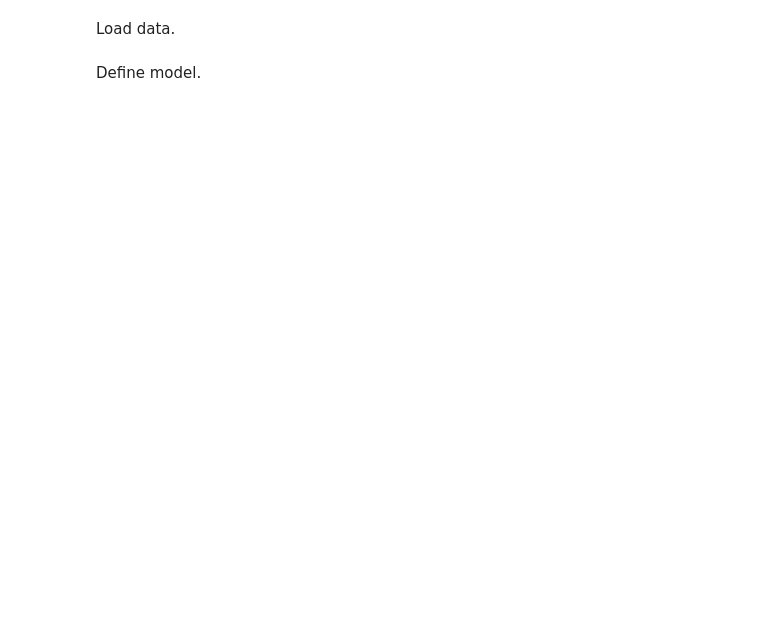
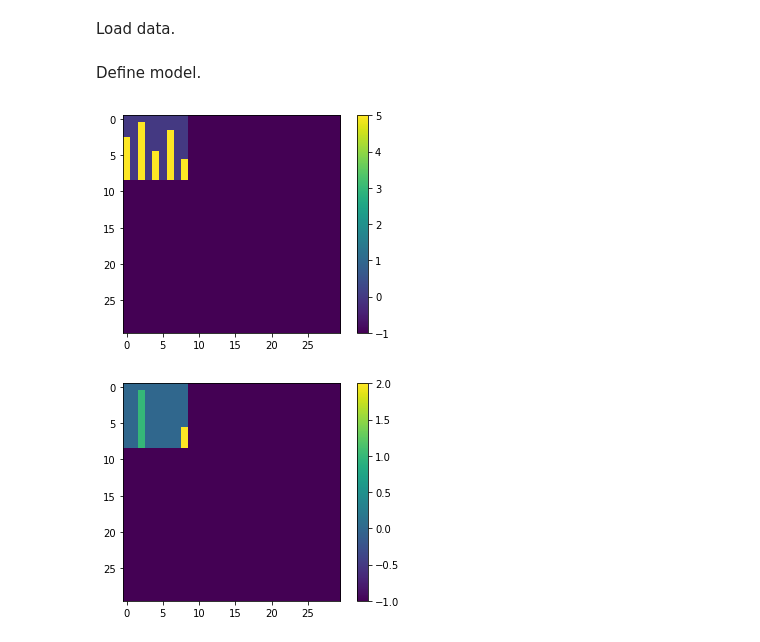
Before and after one commit to HarveyBrezinaConniffe/ARC, a Jupyter notebook: AI-NCA.ipynb, the cells around one changed output. Saved outputs shown, nothing was run; the diff lists cells and outputs as text; code cells hidden in the pictures; blank space fills up the shorter version.

```diff
--- a/AI-NCA.ipynb
+++ b/AI-NCA.ipynb
@@ -73,3 +41,41 @@ Yv = np.array(Yv)
+# %%
+def load(name):
+    X = []
+    Y = []
+    with open(name) as json_file:
+        data = json.load(json_file)
+        l = len(data['train'])
+        i = 0
+        for t in data['train']:
+            i += 1
+
+            cX = np.zeros((30, 30, channels))
+            cY = np.zeros((30, 30, channels))
+
+            cin = np.array(t['input'])
+            cinr = np.full((30, 30), -1)
+            cinr[:cin.shape[0], :cin.shape[1]] = cin
+            cX[:, :, 0] = cinr
+            #! Clone?
+            cX[:, :, 1] = cinr
+
+            cout = np.array(t['output'])
+            coutr = np.full((30, 30), -1)
+            coutr[:cout.shape[0], :cout.shape[1]] = cout
+            cY[:, :, 0] = coutr
+            #! Clone?
+            cY[:, :, 1] = coutr
+
+            X.append(cX)
+            Y.append(cY)
+    return [np.array(X), np.array(Y)]
+# %%
+import matplotlib.pyplot as plt
+
+def plot(inp):
+    plt.imshow(inp[:, :, 0].reshape(30, 30))
+    plt.colorbar()
+    plt.show()
 # %% [markdown]
 Define model.
 # %%
@@ -82,2 +85,11 @@ model = keras.Sequential([
     tf.keras.layers.Conv2D(channels, 1, activation=None, kernel_initializer=tf.zeros_initializer)
 ])
+# %%
+current = 10
+
+ctask = load(names[current])
+plot(ctask[0][0])
+plot(ctask[1][0])
+# %% [output]
+[figure, added]
+[figure, added]
```
Also changed, not shown: parts of 10 cells of this notebook.
